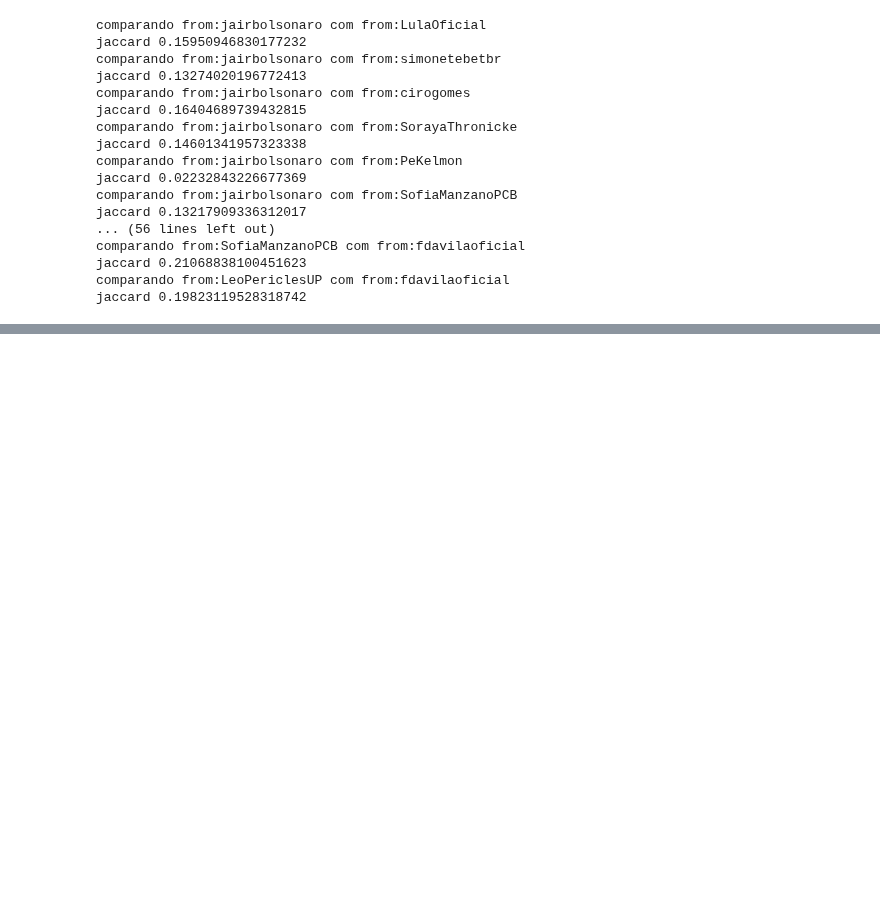
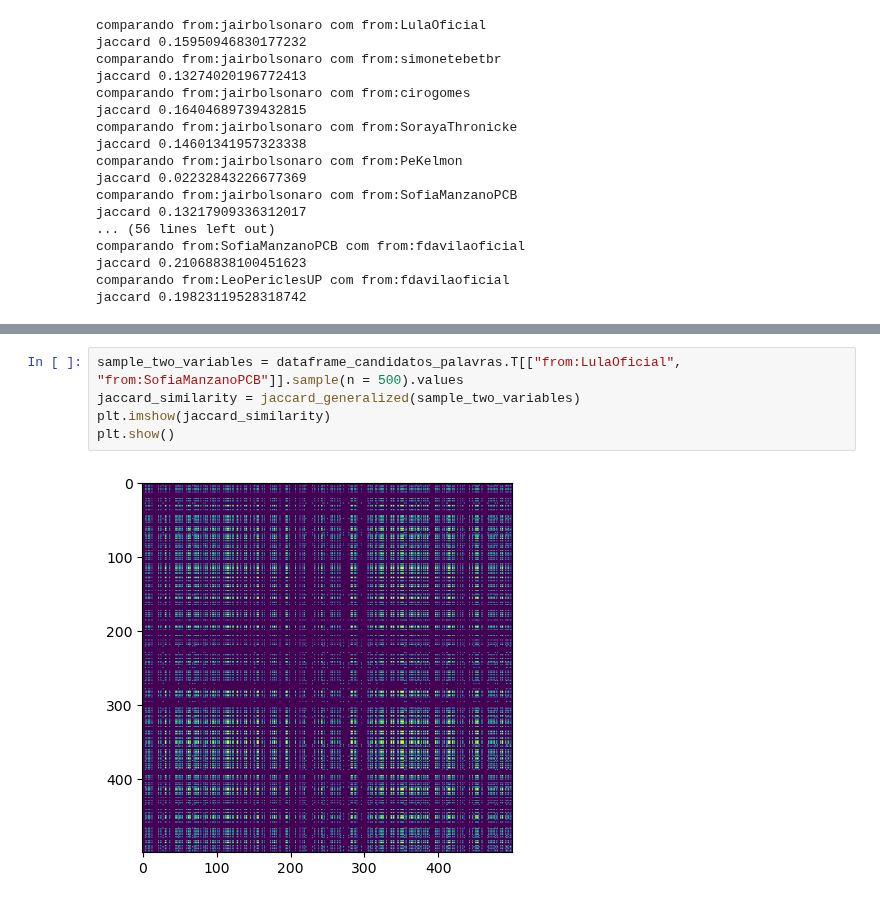
Before and after one commit to fagnercandido/presidenciaveis_twitter, a Jupyter notebook: feelings.ipynb, the cells around one changed output, grey strips where cells are left out. Cells and saved outputs as stored; diff of their text form; blank space fills up the shorter version.

```diff
--- a/feelings.ipynb
+++ b/feelings.ipynb
@@ -266,0 +386,7 @@ jaccard 0.19823119528318742
+# %%
+sample_two_variables = dataframe_candidatos_palavras.T[["from:LulaOficial", "from:SofiaManzanoPCB"]].sample(n = 500).values
+jaccard_similarity = jaccard_generalized(sample_two_variables)
+plt.imshow(jaccard_similarity)
+plt.show()
+# %% [output]
+[figure, added]
```
Also changed, not shown: parts of 10 cells of this notebook.
